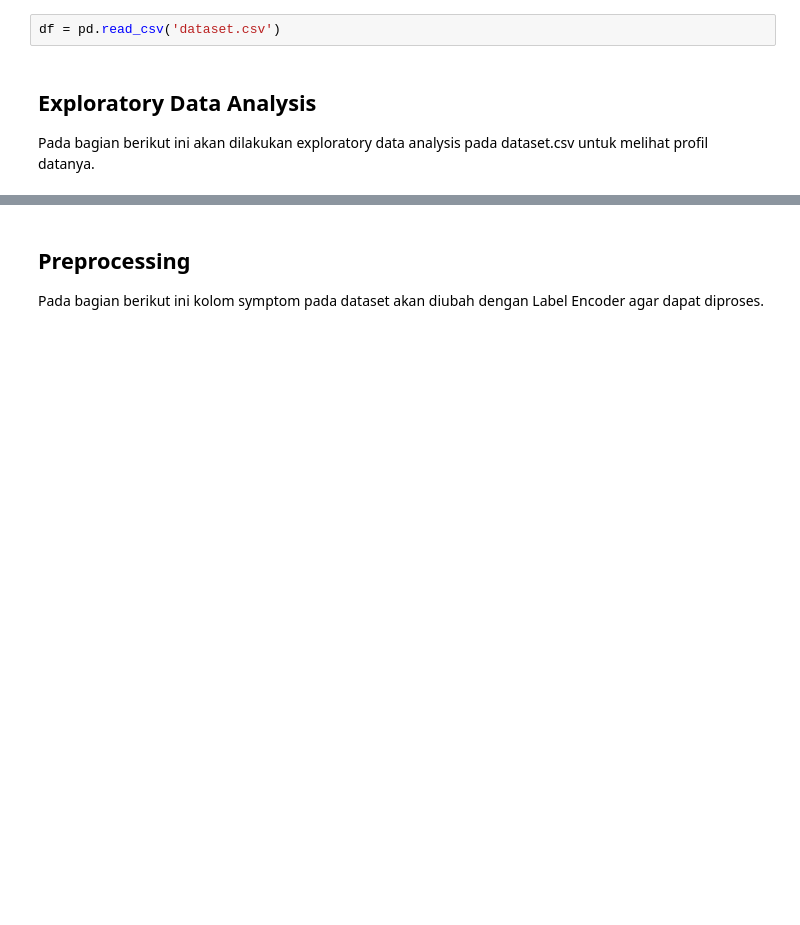
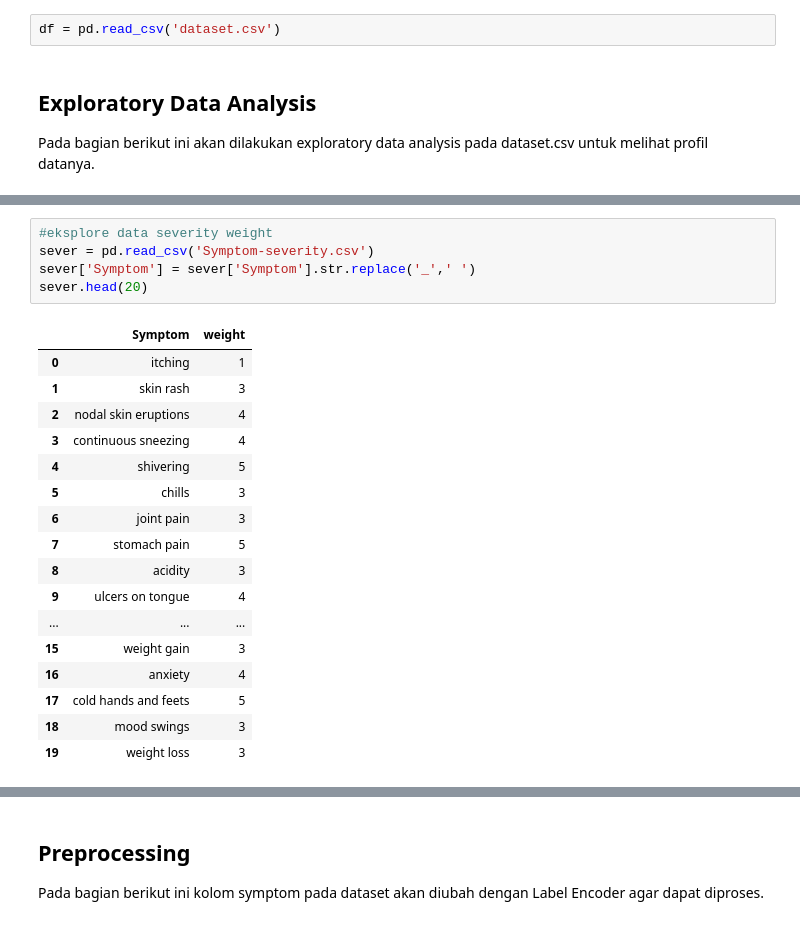
Before and after one commit to meidianarahmawati/mlt2hc7, a Jupyter notebook: Final Project.ipynb, the cells around one changed output, grey strips where cells are left out. Cells and saved outputs as stored; diff of their text form; blank space fills up the shorter version.

```diff
--- a/Final Project.ipynb
+++ b/Final Project.ipynb
@@ -115,0 +160,23 @@ pre.head()
+# %%
+#eksplore data severity weight
+sever = pd.read_csv('Symptom-severity.csv')
+sever['Symptom'] = sever['Symptom'].str.replace('_',' ')
+sever.head(20)
+# %% [output]
+|  | Symptom | weight |
+| 0 | itching | 1 |
+| 1 | skin rash | 3 |
+| 2 | nodal skin eruptions | 4 |
+| 3 | continuous sneezing | 4 |
+| 4 | shivering | 5 |
+| 5 | chills | 3 |
+| 6 | joint pain | 3 |
+| 7 | stomach pain | 5 |
+| 8 | acidity | 3 |
+| 9 | ulcers on tongue | 4 |
+| ... | ... | ... |
+| 15 | weight gain | 3 |
+| 16 | anxiety | 4 |
+| 17 | cold hands and feets | 5 |
+| 18 | mood swings | 3 |
+| 19 | weight loss | 3 |
```
Also changed, not shown: parts of 21 cells of this notebook.
